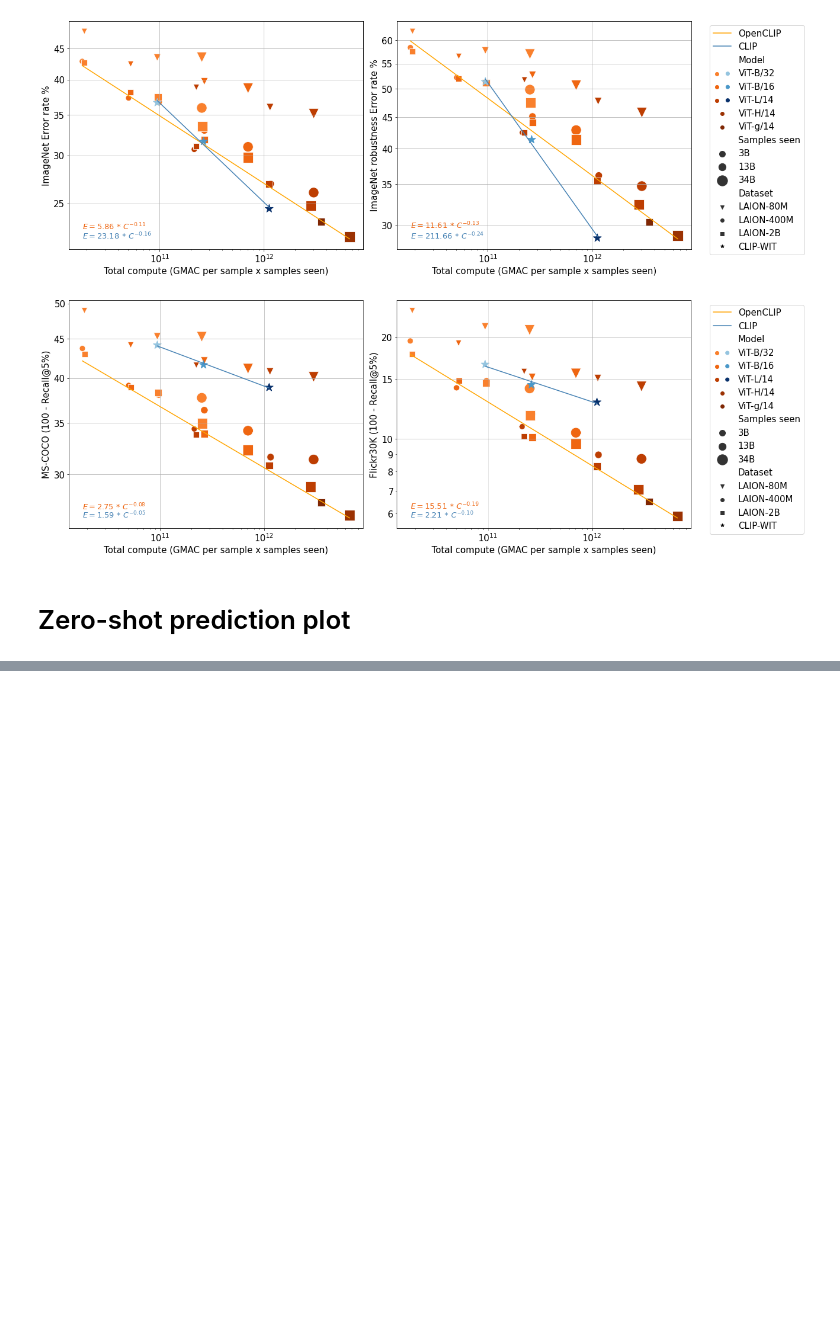
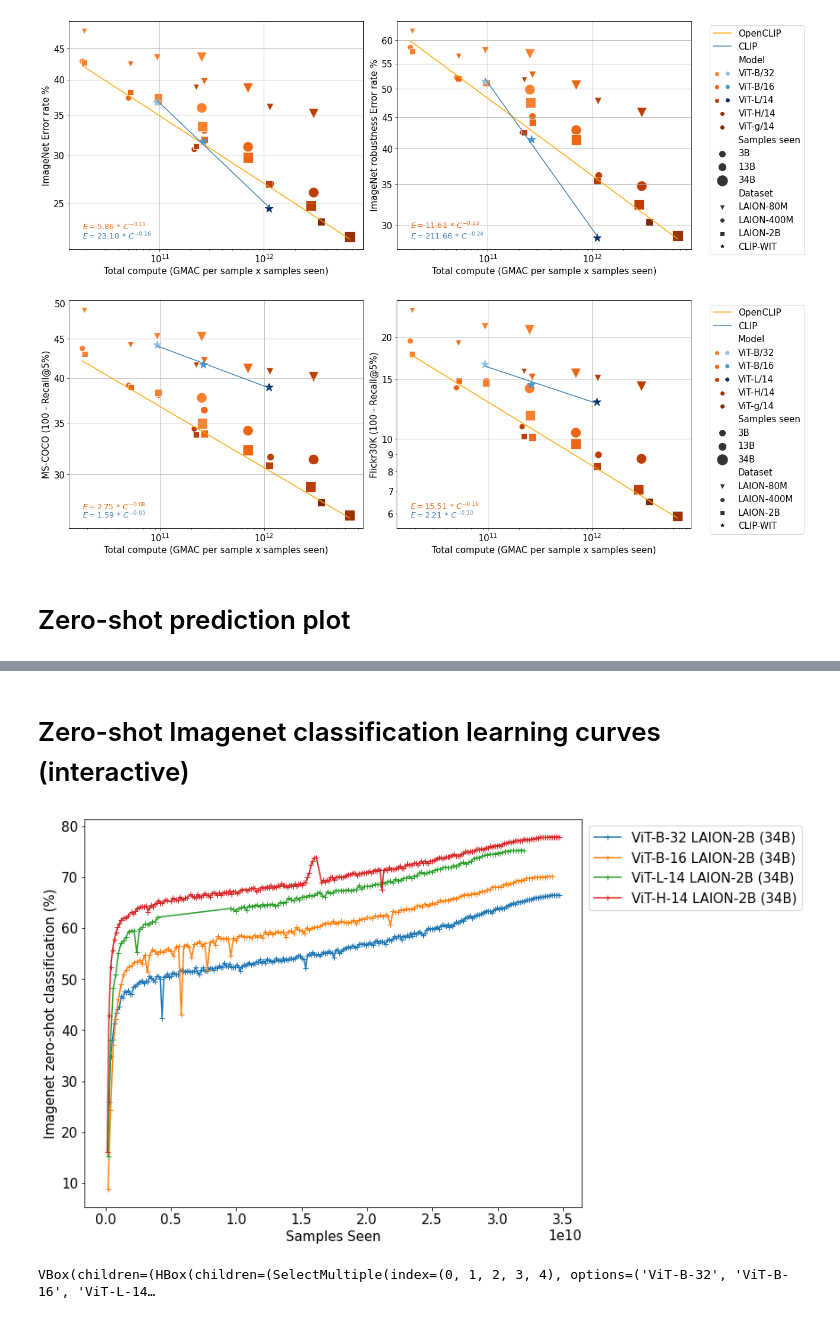
Before and after one commit to LAION-AI/scaling-laws-openclip, a Jupyter notebook: figures.ipynb, the cells around one changed output, grey strips where cells are left out. Drawn from its saved outputs; the diff is of its cells as text; code cells hidden in the pictures; blank space fills up the shorter version.

```diff
--- a/figures.ipynb
+++ b/figures.ipynb
@@ -426,0 +504,69 @@ df_pred[['label', 'pred_acc%', 'actual_acc%']]
+# %% [markdown]
+# Zero-shot Imagenet classification learning curves (interactive)
+# %%
+import ipywidgets as widgets
+from IPython.display import clear_output
+
+arch_info = pd.read_csv("arch_info.csv").set_index("model")
+info = pd.read_csv("trained_models_info.csv")
+info = info.set_index("name")
+zs_learning_curves = pd.read_csv("imagenet_zeroshot_learning_curves.csv")
+zs_learning_curves["samples_seen"] = zs_learning_curves.apply(lambda r:r['epoch'] * info.loc[r['name'], 'samples_per_epoch'], axis=1)
+zs_learning_curves["arch"] = zs_learning_curves.apply(lambda r:info.loc[r['name'], 'arch'], axis=1)
+zs_learning_curves["gmac_total"] = zs_learning_curves.apply(lambda r:info.loc[r['name'], 'samples_per_epoch'] * info.loc[r['name'], 'epochs'] * arch_info.loc[r['arch'], 'gmacs'] , axis=1)
+zs_learning_curves["samples_seen_total"] = zs_learning_curves.apply(lambda r:info.loc[r['name'], 'samples_seen_pretty'], axis=1)
+zs_learning_curves["data"] = zs_learning_curves.apply(lambda r:"LAION-"+info.loc[r['name'], 'data'], axis=1)
+zs_learning_curves["steps"] = zs_learning_curves.apply(lambda r:r['epoch'] * info.loc[r['name'], 'samples_per_epoch'] / (info.loc[r['name'], 'local_bs']*info.loc[r['name'], 'gpus']), axis=1)
+zs_learning_curves['acc1'] = zs_learning_curves['imagenet-zeroshot-val-top1'] * 100
+def update(b):
+    clear_output()
+    fig = plt.figure(figsize=(10,8))
+    lcs = zs_learning_curves
+    lcs = lcs[lcs.arch.isin(w_arch.value)]
+    lcs = lcs[lcs.data.isin(w_data.value)]
+    lcs = lcs[lcs.samples_seen_total.isin(w_samples_seen.value)]
+    lcs = lcs.sort_values(by="gmac_total")
+    for name in lcs.name.unique():
+        lc = zs_learning_curves[zs_learning_curves.name==name]
+        lc = lc.sort_values(by="epoch")
+        name_pretty = info.loc[name, "arch"] + " " + "LAION-"+info.loc[name, "data"]  + " (" + info.loc[name, "samples_seen_pretty"] + ")"
+        field = {
+            "Epoch": "epoch",
+            "Samples Seen": "samples_seen",
+            "Step": "steps"
+        }[w_xaxis.value]
+        plt.plot(lc[field], lc['acc1'], label=name_pretty, marker='+')
+        plt.ylabel("Imagenet zero-shot classification (%)")
+        plt.xlabel(w_xaxis.value)
+    plt.legend(bbox_to_anchor=(1,1))
+    plt.show()
+w_arch = widgets.SelectMultiple(
+    options=['ViT-B-32', 'ViT-B-16', 'ViT-L-14', 'ViT-H-14', 'ViT-g-14'],
+    value=['ViT-B-32', 'ViT-B-16', 'ViT-L-14', 'ViT-H-14', 'ViT-g-14'],
+)
+w_data = widgets.SelectMultiple(
+    options=['LAION-80M', 'LAION-400M', 'LAION-2B'],
+    value=['LAION-2B'],
+)
+w_samples_seen = widgets.SelectMultiple(
+    options=['3B', '13B', '34B'],
+    value=['34B'],
+)
+w_xaxis = widgets.Select(
+    options=['Epoch', 'Samples Seen', 'Step'],
+    value='Samples Seen'
+)
+w_button = widgets.Button(description="Plot")
+w_button.on_click(update)
+box = widgets.VBox([
+    widgets.HBox([w_arch]),
+    widgets.HBox([w_data]),
+    widgets.HBox([w_samples_seen]),
+    widgets.HBox([w_xaxis]),
+    widgets.HBox([w_button]),
+])
+update(w_button)
+box
+# %% [output]
+[figure, added]
+VBox(children=(HBox(children=(SelectMultiple(index=(0, 1, 2, 3, 4), options=('ViT-B-32', 'ViT-B-16', 'ViT-L-14…
```
Also changed, not shown: parts of 5 cells of this notebook, 1 other file.
